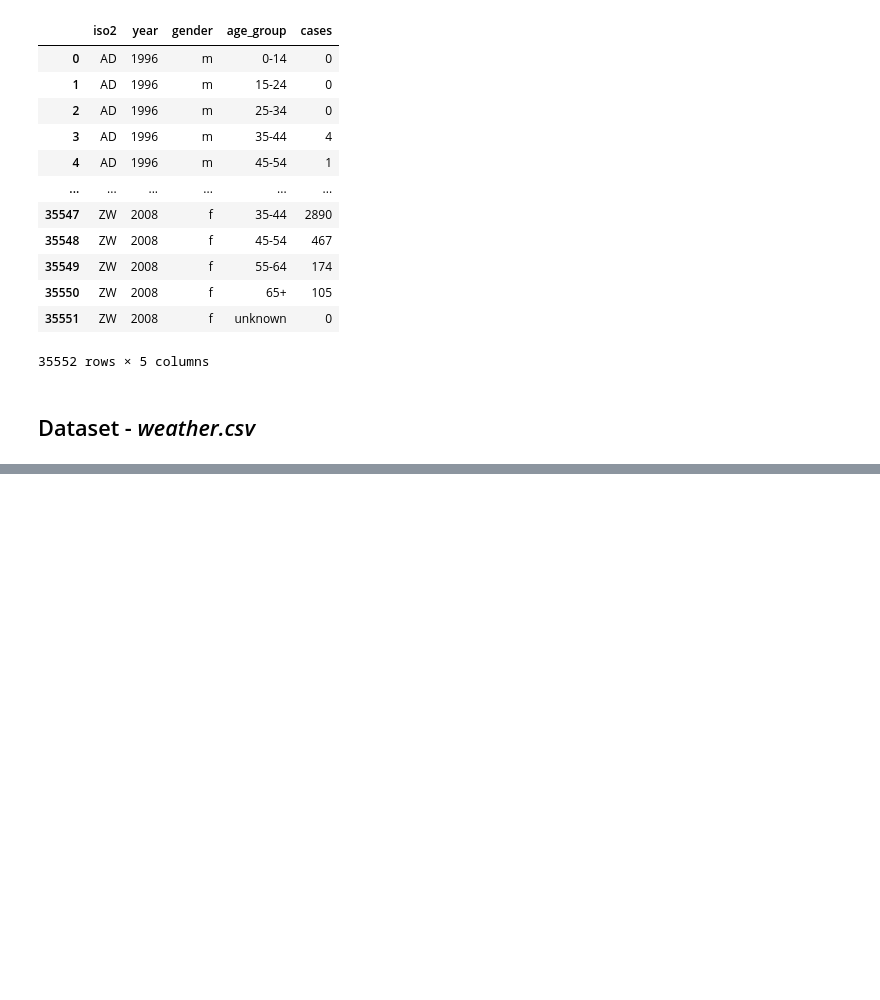
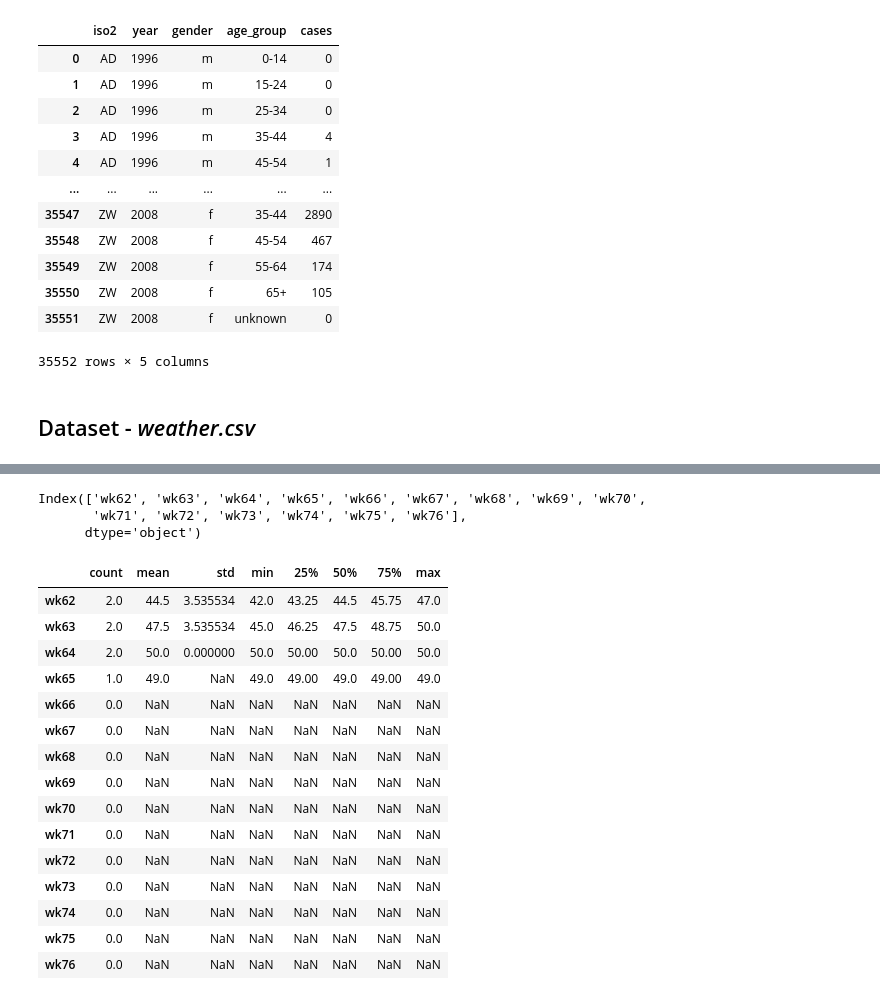
Before and after one commit to maryananaidenova/softuni-ai-module, a Jupyter notebook: 02.Data science/02.Data Tidying and Cleaning /data-tiding-and-cleaning.ipynb, the cells around one changed output, grey strips where cells are left out. Drawn from its saved outputs; the diff is of its cells as text; code cells hidden in the pictures; blank space fills up the shorter version.

```diff
--- a/02.Data science/02.Data Tidying and Cleaning /data-tiding-and-cleaning.ipynb
+++ b/02.Data science/02.Data Tidying and Cleaning /data-tiding-and-cleaning.ipynb
@@ -502,0 +718,25 @@ tb_tidy_no_missing.to_csv("data/tb_tidy_no_missing.csv", index = False)
+# %%
+bilboard_data.columns[-15:]
+# %% [output]
+Index(['wk62', 'wk63', 'wk64', 'wk65', 'wk66', 'wk67', 'wk68', 'wk69', 'wk70',
+       'wk71', 'wk72', 'wk73', 'wk74', 'wk75', 'wk76'],
+      dtype='object')
+# %%
+bilboard_data[bilboard_data.columns[-15:]].describe().T
+# %% [output]
+|  | count | mean | std | min | 25% | 50% | 75% | max |
+| wk62 | 2.0 | 44.5 | 3.535534 | 42.0 | 43.25 | 44.5 | 45.75 | 47.0 |
+| wk63 | 2.0 | 47.5 | 3.535534 | 45.0 | 46.25 | 47.5 | 48.75 | 50.0 |
+| wk64 | 2.0 | 50.0 | 0.000000 | 50.0 | 50.00 | 50.0 | 50.00 | 50.0 |
+| wk65 | 1.0 | 49.0 | NaN | 49.0 | 49.00 | 49.0 | 49.00 | 49.0 |
+| wk66 | 0.0 | NaN | NaN | NaN | NaN | NaN | NaN | NaN |
+| wk67 | 0.0 | NaN | NaN | NaN | NaN | NaN | NaN | NaN |
+| wk68 | 0.0 | NaN | NaN | NaN | NaN | NaN | NaN | NaN |
+| wk69 | 0.0 | NaN | NaN | NaN | NaN | NaN | NaN | NaN |
+| wk70 | 0.0 | NaN | NaN | NaN | NaN | NaN | NaN | NaN |
+| wk71 | 0.0 | NaN | NaN | NaN | NaN | NaN | NaN | NaN |
+| wk72 | 0.0 | NaN | NaN | NaN | NaN | NaN | NaN | NaN |
+| wk73 | 0.0 | NaN | NaN | NaN | NaN | NaN | NaN | NaN |
+| wk74 | 0.0 | NaN | NaN | NaN | NaN | NaN | NaN | NaN |
+| wk75 | 0.0 | NaN | NaN | NaN | NaN | NaN | NaN | NaN |
+| wk76 | 0.0 | NaN | NaN | NaN | NaN | NaN | NaN | NaN |
```
Also changed, not shown: parts of 50 cells of this notebook, 7 other files.
